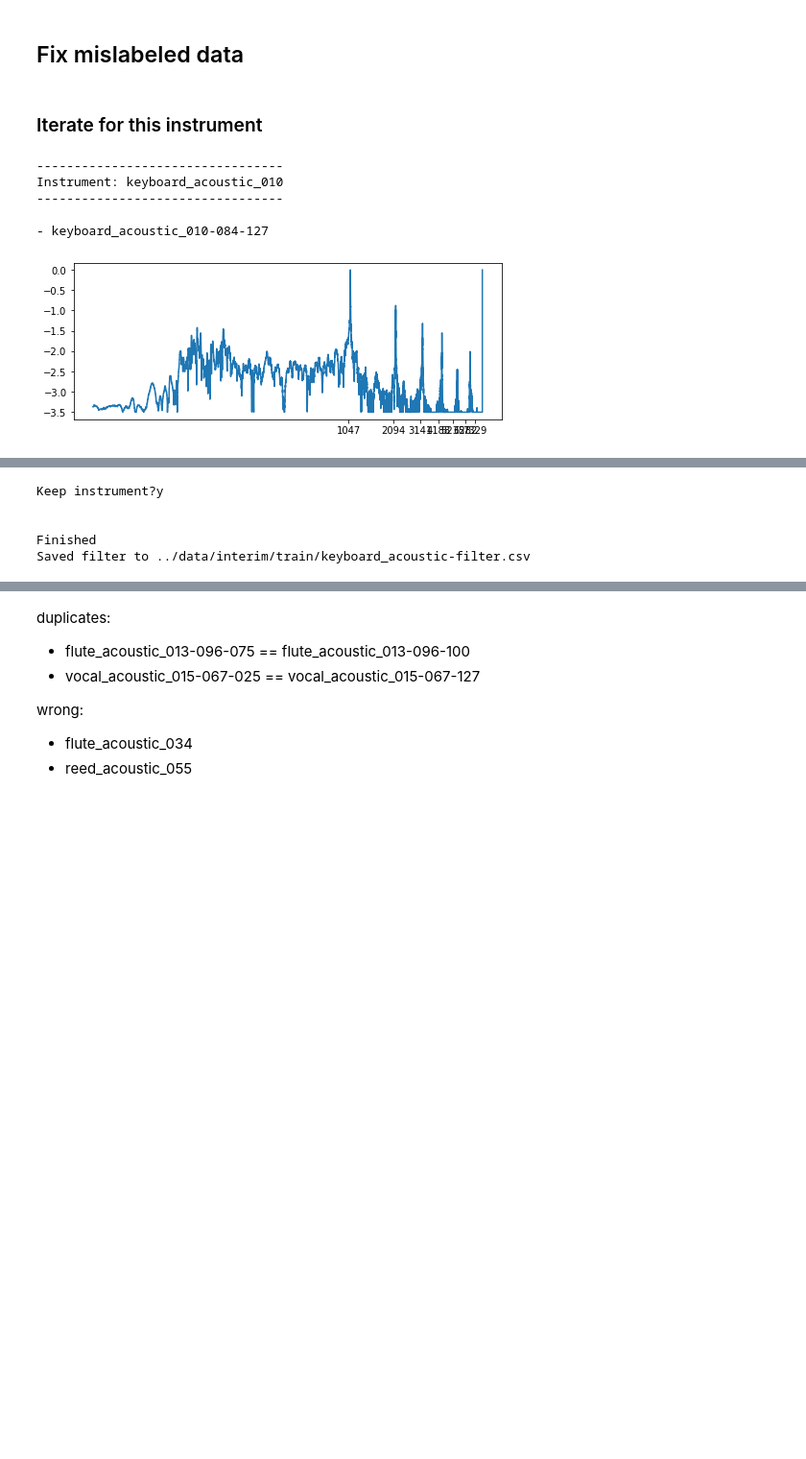
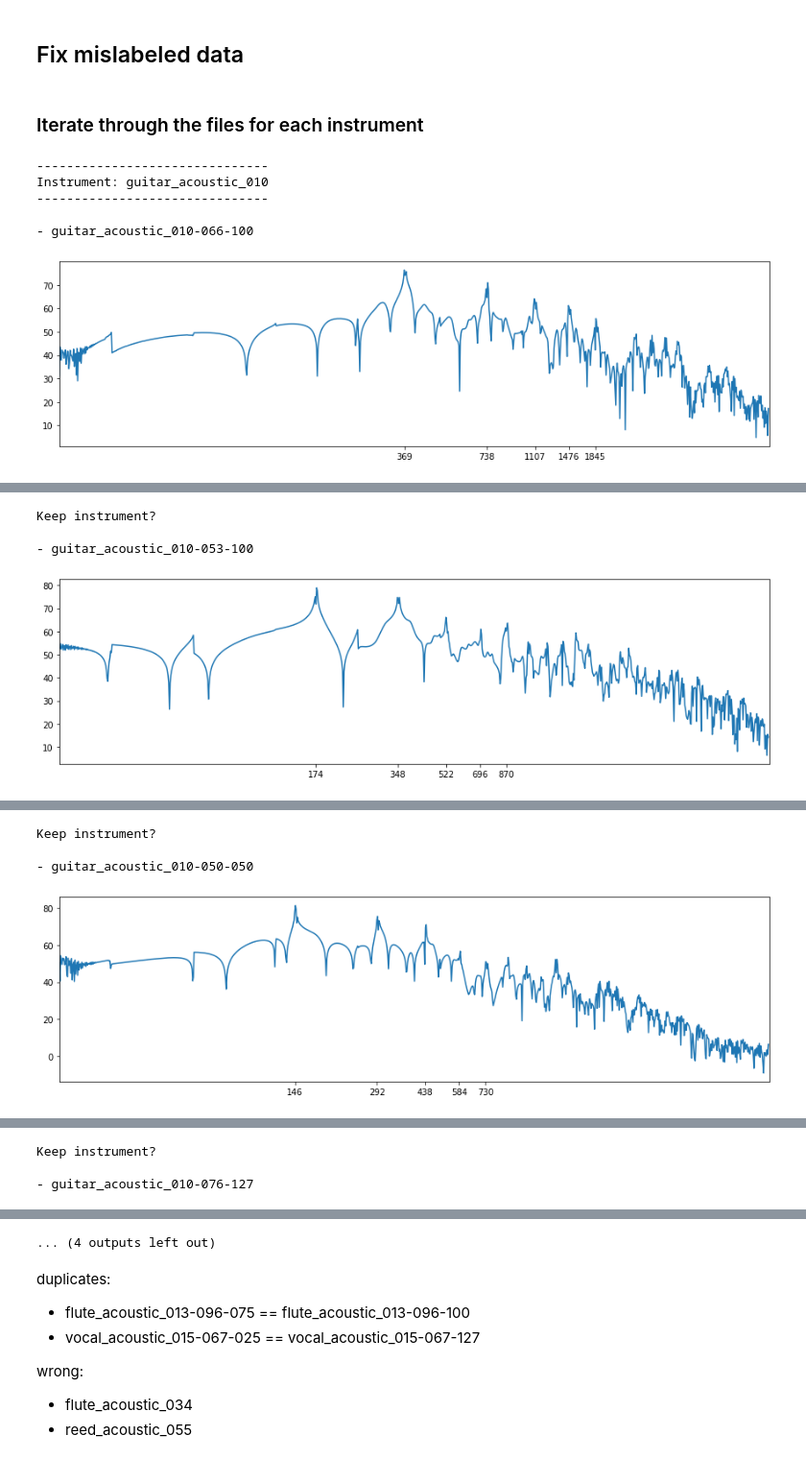
Before and after one commit to JulianFerry/deep-music, a Jupyter notebook: notebooks/data_cleaning.ipynb, the cells around one changed output, grey strips where cells are left out. Shown at 96% size. Saved outputs shown, nothing was run; the diff lists cells and outputs as text; code cells hidden in the pictures; blank space fills up the shorter version.

```diff
--- a/notebooks/data_cleaning.ipynb
+++ b/notebooks/data_cleaning.ipynb
@@ -38,5 +24,10 @@ def visualise(audiofile, min_freq=1, resolution=22031):
+# %%
+def visualise_cqt(audiofile, min_freq=32.7, resolution=20):
+    audiofile.audio_to_cqt_spectrogram(resolution=resolution, min_freq=min_freq)
+    audiofile.plot_fft(audiofile.spectrogram_cqt[:, 0], min_freq, cqt=True, x_harm=5)
+    audiofile.play_audio(autoplay=True)
 # %%
-def iterate_sounds(folder, instrument_name, resolution=22031, min_freq=20):
+def iterate_sounds(folder, instrument_name, resolution=10, min_freq=20):
     """
     Iterate through the sounds corresponding to an instrument_id
     and indicate whether they are good training data or not
@@ -58,7 +49,7 @@ def iterate_sounds(folder, instrument_name, resolution=22031, min_freq=20):
                     print(exc)
                     continue
                 # Plot spectrogram and play audio
-                visualise(audiofile, min_freq, resolution)
+                visualise_cqt(audiofile, min_freq, resolution)
 
                 # User input
                 is_last_item = (i == (num_files-1))
@@ -82,26 +73,25 @@ def iterate_sounds(folder, instrument_name, resolution=22031, min_freq=20):
     df_filter = pd.Series(data_filter).reset_index()
     df_filter.columns = ['instrument', 'keep']
     # Save
-    out_file = f'../data/interim/{folder}/{instrument_name}-filter.csv'
-    os.makedirs(os.path.dirname(out_file), exist_ok=True)
-    df_filter.to_csv(out_file, header=True, index=False)
-    print(f'Saved filter to {out_file}')
+    #out_file = f'../data/interim/{folder}/{instrument_name}-filter.csv'
+    #os.makedirs(os.path.dirname(out_file), exist_ok=True)
+    #df_filter.to_csv(out_file, header=True, index=False)
+    #print(f'Saved filter to {out_file}')
 # %% [markdown]
-### Iterate for this instrument
+### Iterate through the files for each instrument
 # %%
-folder = 'train'
-instrument_name = 'keyboard_acoustic'
-iterate_sounds(folder, instrument_name)
+folder = 'test'
+instrument_name = 'guitar_acoustic'
+a = iterate_sounds(folder, instrument_name, resolution=10)
 # %% [output]
----------------------------------
-Instrument: keyboard_acoustic_010
----------------------------------
+-------------------------------
+Instrument: guitar_acoustic_010
+-------------------------------
 
-- keyboard_acoustic_010-084-127
+- guitar_acoustic_010-066-100
-[figure, old version]
+[figure, new version]
 [interactive output not drawn]
-Keep instrument?y
+Keep instrument?
 
-
-Finished
-Saved filter to ../data/interim/train/keyboard_acoustic-filter.csv
+- guitar_acoustic_010-053-100
+[figure, added]
@@ -107,0 +99,4 @@ Saved filter to ../data/interim/train/keyboard_acoustic-filter.csv
+Keep instrument?
+
+- guitar_acoustic_010-050-050
+[figure, added]
@@ -107,0 +104,3 @@ Saved filter to ../data/interim/train/keyboard_acoustic-filter.csv
+Keep instrument?
+
+- guitar_acoustic_010-076-127
@@ -108,3 +109,4 @@ Saved filter to ../data/interim/train/keyboard_acoustic-filter.csv
+... (4 outputs left out)
 # %% [markdown]
 duplicates:
 - flute_acoustic_013-096-075 == flute_acoustic_013-096-100
```
Also changed, not shown: parts of 4 cells of this notebook, 8 other files.
